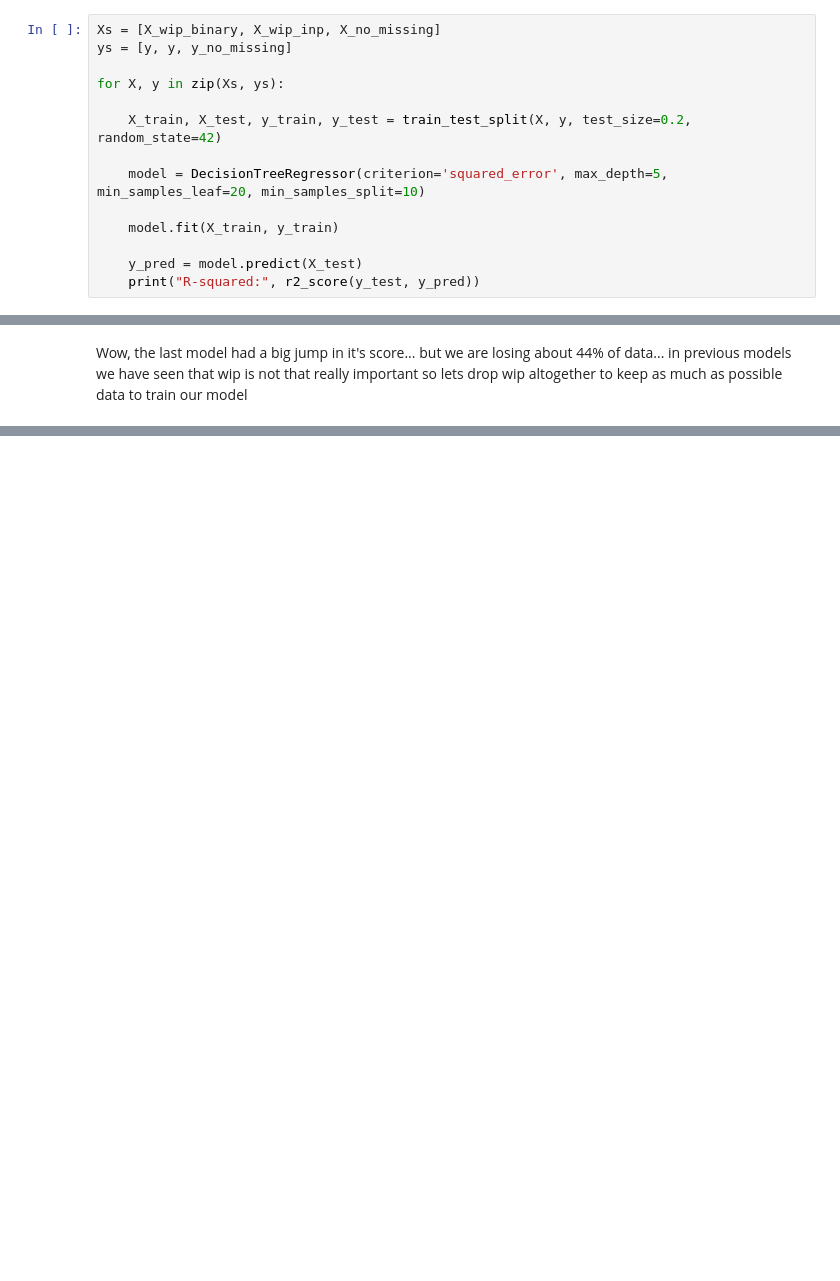
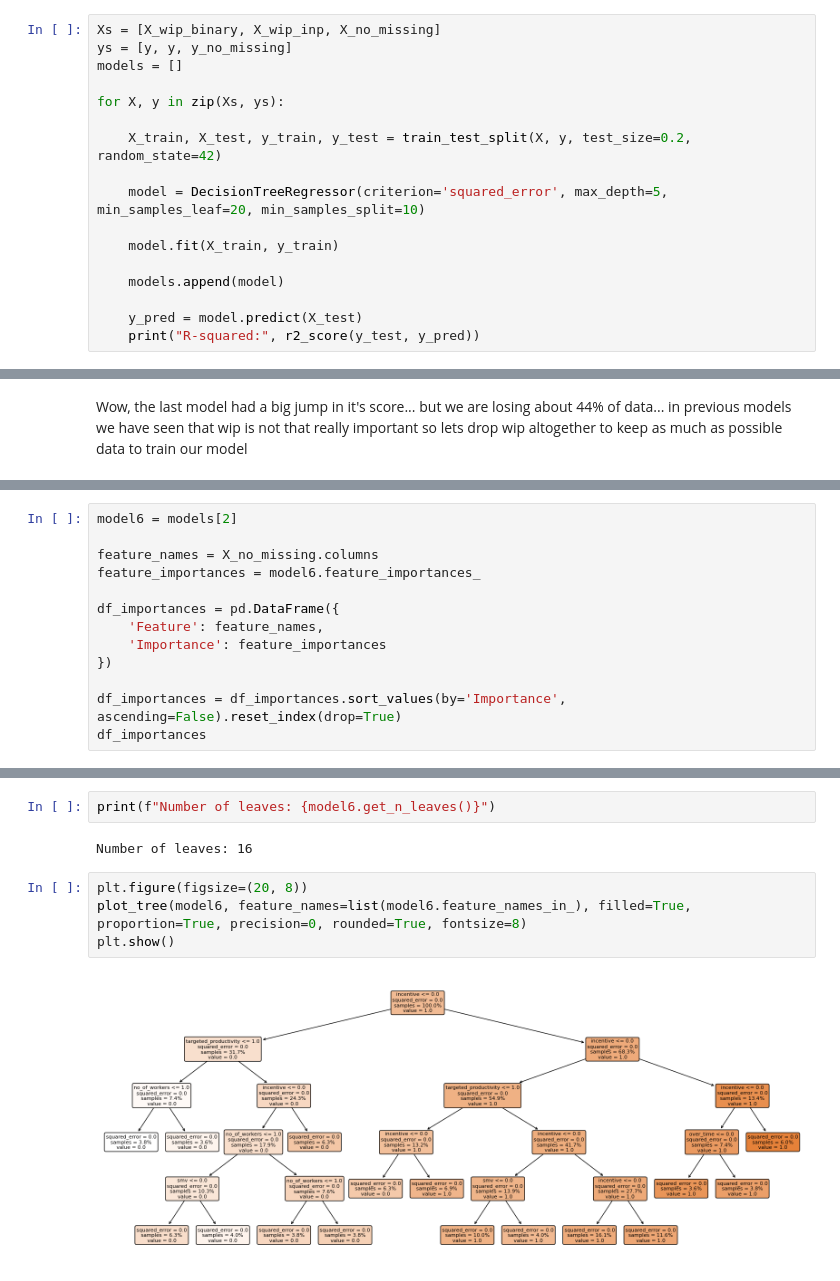
Before and after one commit to 1Elral4/Employee-Productivity-Predictor-with-Trees, a Jupyter notebook: productivity_predictor.ipynb, the cells around one changed output, grey strips where cells are left out. Cells and saved outputs as stored; diff of their text form; blank space fills up the shorter version.

Commit message:
Execute model fitting VII, model fitting VI revisited, model fitting VII and  generate conclusions

```diff
--- a/productivity_predictor.ipynb
+++ b/productivity_predictor.ipynb
@@ -483,6 +482,7 @@ print(X_no_missing.shape)
 # %%
 Xs = [X_wip_binary, X_wip_inp, X_no_missing]
 ys = [y, y, y_no_missing]
+models = []
 
 for X, y in zip(Xs, ys):
 
@@ -492,6 +492,8 @@ for X, y in zip(Xs, ys):
 
     model.fit(X_train, y_train)
 
+    models.append(model)
+
     y_pred = model.predict(X_test)
     print("R-squared:", r2_score(y_test, y_pred))
 # %% [output]
@@ -502,0 +528,13 @@ Wow, the last model had a big jump in it's score... but we are losing about 44%
+# %%
+model6 = models[2]
+
+feature_names = X_no_missing.columns
+feature_importances = model6.feature_importances_
+
+df_importances = pd.DataFrame({
+    'Feature': feature_names,
+    'Importance': feature_importances
+})
+
+df_importances = df_importances.sort_values(by='Importance', ascending=False).reset_index(drop=True)
+df_importances
@@ -502,0 +579,10 @@ Wow, the last model had a big jump in it's score... but we are losing about 44%
+# %%
+print(f"Number of leaves: {model6.get_n_leaves()}")
+# %% [output]
+Number of leaves: 16
+# %%
+plt.figure(figsize=(20, 8))
+plot_tree(model6, feature_names=list(model6.feature_names_in_), filled=True, proportion=True, precision=0, rounded=True, fontsize=8)
+plt.show()
+# %% [output]
+[figure, added]
```
Also changed, not shown: parts of 21 cells of this notebook.
